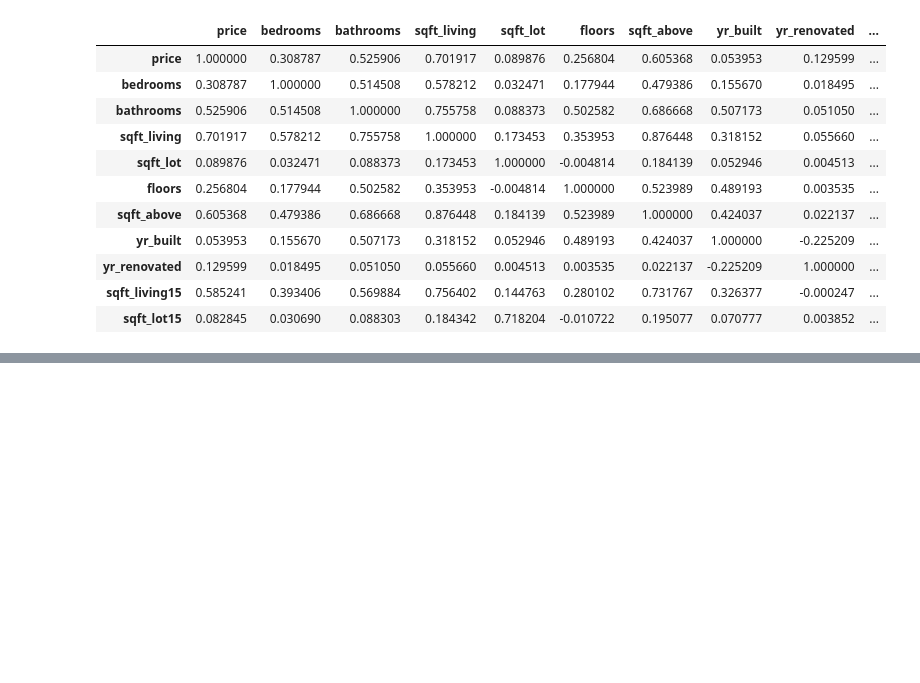
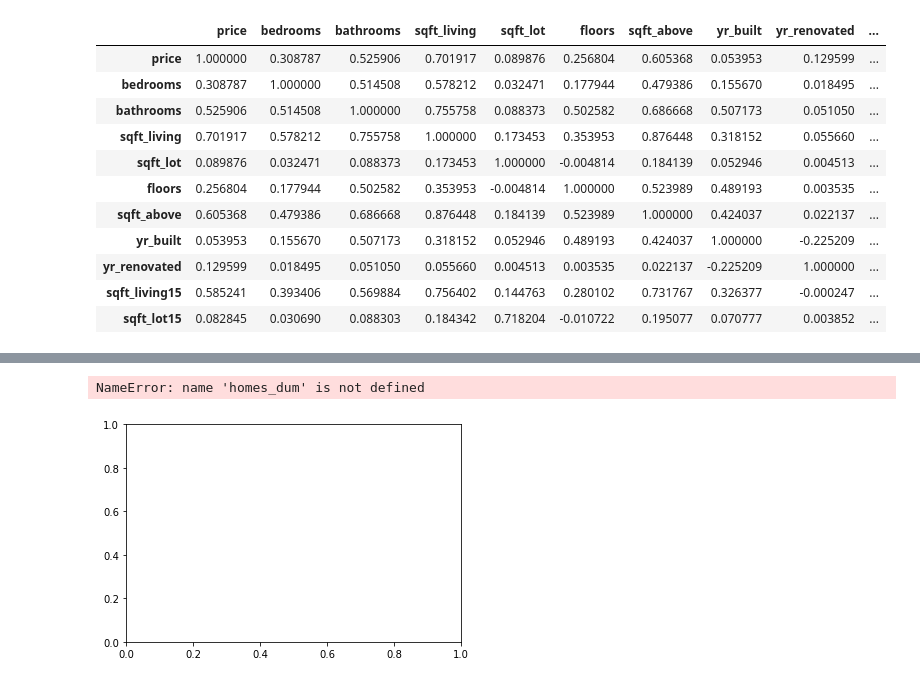
Before and after one commit to MNLKuzmin/dsc-phase-2-project-v2-3, a Jupyter notebook: student.ipynb, the cells around one changed output, grey strips where cells are left out. Saved outputs shown, nothing was run; the diff lists cells and outputs as text; code cells hidden in the pictures; blank space fills up the shorter version.

```diff
--- a/student.ipynb
+++ b/student.ipynb
@@ -236,3 +468,16 @@ df.corr()
+# %%
+# Checking Bedrooms for outliers
+
+bedrooms = "bedrooms"
+fig, ax = plt.subplots()
+
+ax.scatter(homes_dum[bedrooms], homes_dum['price'], alpha=0.5)
+ax.set_xlabel('Bedrooms')
+ax.set_ylabel("Price")
+ax.set_title("Bedrooms vs. Price");
+# %% [output]
+NameError: name 'homes_dum' is not defined
+[figure, added]
 # %%
 scatterplot_data = df.drop("price", axis=1)
 
```
Also changed, not shown: parts of 34 cells of this notebook.
